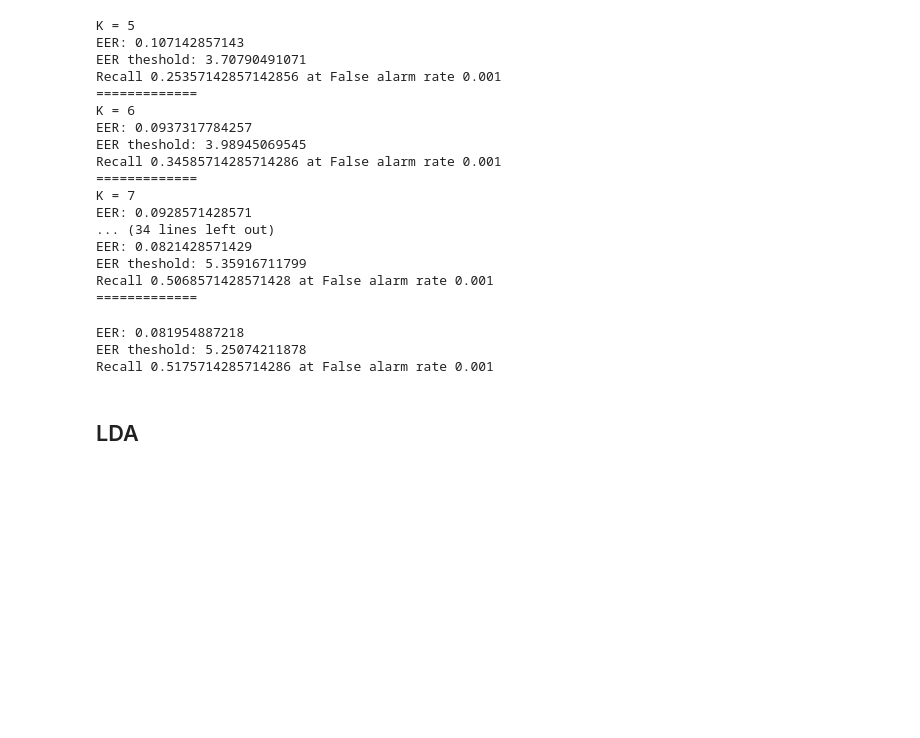
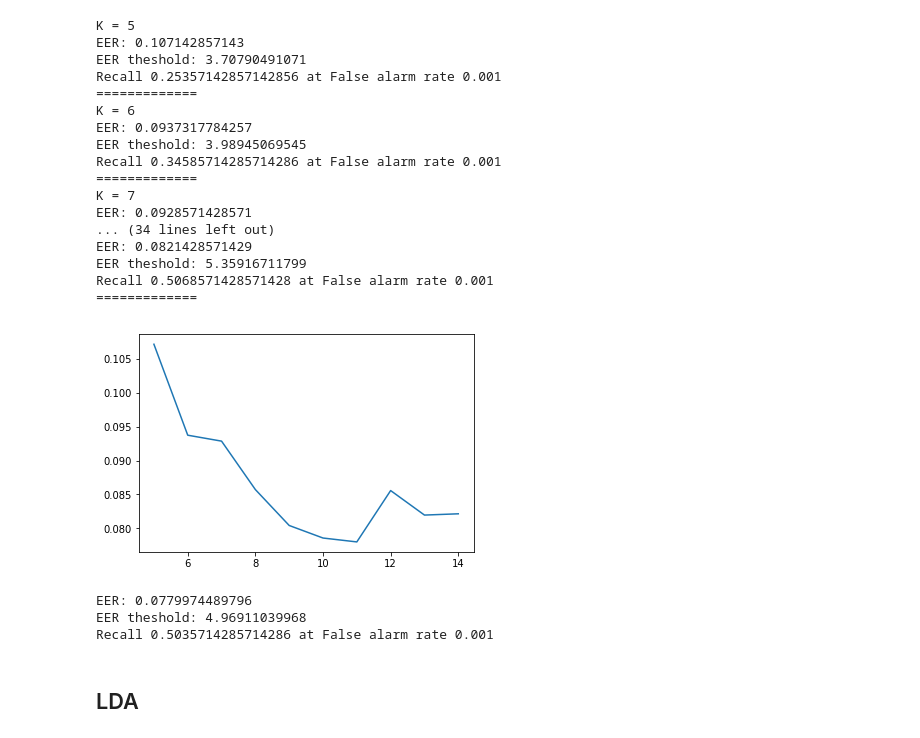
Before and after one commit to neungkl/PCA-LDA-face-dataset, a Jupyter notebook: PCA-LDA-face-dataset.ipynb, the cells around one changed output. Drawn from its saved outputs; the diff is of its cells as text; code cells hidden in the pictures; blank space fills up the shorter version.

```diff
--- a/PCA-LDA-face-dataset.ipynb
+++ b/PCA-LDA-face-dataset.ipynb
@@ -333,6 +333,8 @@ Recall 0.5141428571428571 at False alarm rate 0.001
 # %% [markdown]
 Projection on `k = 5, 6, 7, 8, 9, 10, 11, 12, 13, 14`
 # %%
+eer_hist = []
+
 for k in range(5,15):
     print("K = " + str(k))
     project = init_project(k)
@@ -343,6 +345,8 @@ for k in range(5,15):
     print("EER theshold: " + str(eer_ths))
     calculate_recall_from_far(tpr, far, 0.001)
 
+    eer_hist.append(eer)
+
     print("=============")
 # %% [output]
 K = 5
@@ -362,8 +366,13 @@ EER: 0.0821428571429
 EER theshold: 5.35916711799
 Recall 0.5068571428571428 at False alarm rate 0.001
 =============
+# %%
+plt.plot(np.arange(5,15), eer_hist)
+plt.show()
+# %% [output]
+[figure, added]
 # %%
-project = init_project(13)
+project = init_project(11)
 matrix = create_similar_matrix(D, T, project)
 tpr, far, eer, eer_ths = roc_hist(matrix)
 
@@ -374,9 +383,9 @@ calculate_recall_from_far(tpr, far, 0.001)
 tpr_pca = tpr
 far_pca = far
 # %% [output]
-EER: 0.081954887218
-EER theshold: 5.25074211878
-Recall 0.5175714285714286 at False alarm rate 0.001
+EER: 0.0779974489796
+EER theshold: 4.96911039968
+Recall 0.5035714285714286 at False alarm rate 0.001
 # %% [markdown]
 ## LDA
 # %%
```
Also changed, not shown: 1 other file.
